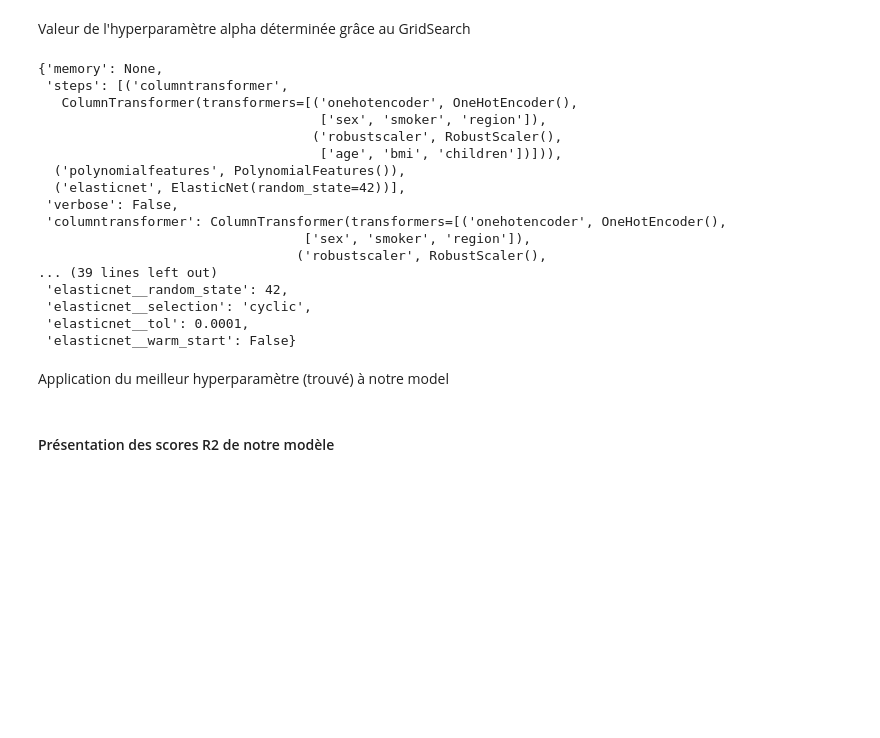
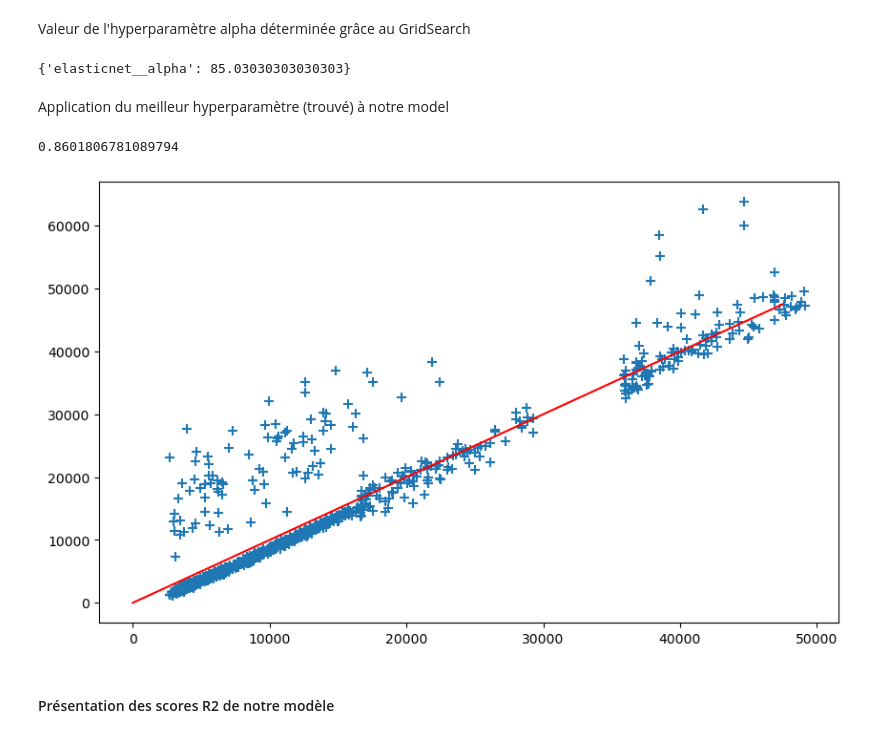
Before and after one commit to EliasMez/assurance, a Jupyter notebook: modelisation_anas.ipynb, the cells around one changed output. Saved outputs shown, nothing was run; the diff lists cells and outputs as text; code cells hidden in the pictures; blank space fills up the shorter version.

Commit message:
probleme regression lineaire

```diff
--- a/modelisation_anas.ipynb
+++ b/modelisation_anas.ipynb
@@ -37,0 +56,14 @@ transformer = make_column_transformer((OneHotEncoder(),['sex','smoker','region']
+# %%
+onehot = OneHotEncoder(drop="if_binary")
+std = StandardScaler()
+num_pipe = make_pipeline(StandardScaler(),)
+onehot_col_std = make_column_transformer(
+    (onehot, ['sex', 'region', 'smoker', 'grade']),
+    (num_pipe, ['age',  'children'])
+    )
+preprocessing_poly_std = make_pipeline(onehot_col_std, PolynomialFeatures())
+lr = LinearRegression()
+# lr_pipe = make_pipeline(preprocessing_poly, lr)
+lr_pipe_std = make_pipeline(preprocessing_poly_std, lr)
+lr_pipe_std.fit(X_train, y_train)
+cross_validate(lr_pipe_std, X_train, y_train, cv=5)['test_score'].mean()
@@ -37,0 +72,8 @@ transformer = make_column_transformer((OneHotEncoder(),['sex','smoker','region']
+# %%
+
+model_lr = make_pipeline(transformer,PolynomialFeatures(2),LinearRegression())
+model_lr.fit(X_train,y_train)
+
+
+cross_val=cross_validate(model_lr, X_train, y_train, cv=5, scoring='r2')
+cross_val['test_score'].mean()
@@ -86,7 +108,7 @@ Nous obtenons une score de 65 , après la cross valdiation, pour notre modele av
 # %% [markdown]
 #### Utilisation d'un RandomizeSearch afin d'avoir un ordre d'idée de l'hyperparamètre d'ElasticNet à modifier pour améliorer notre model
 # %%
-param_search = {'elasticnet__alpha':np.linspace(0,100,1000),'elasticnet__l1_ratio':np.linspace(0,1,500),'polynomialfeatures__degree':[1,2]}
+param_search = {'elasticnet__alpha':np.linspace(0,100,500),'elasticnet__l1_ratio':[1],'polynomialfeatures__degree':[1,2]}
 random_search = RandomizedSearchCV(model, param_distributions=param_search, n_iter=100, cv=5, random_state=42)
 random_search.fit(X_train, y_train)
 print(random_search.best_params_)
@@ -95,9 +117,7 @@ print(random_search.best_params_)
 # %% [markdown]
 #### Utilisation d'un GridSearch afin d'obtenir l'hyperparamètre d'ElasticNet( centré autour de la valeur donnée par le RandomizeSearch) le plus efficient
 # %%
-params = {'elasticnet__alpha':np.linspace(20,30,100)}
-grid=GridSearchCV(random_search.best_estimator_, param_grid=params, scoring='r2')
-# grid_rmse=GridSearchCV(model, param_grid=params)
+params = {'elasticnet__alpha':np.linspace(82,87,100)}
+grid=GridSearchCV(random_search.best_estimator_, param_grid=params, scoring='r2', cv=5)
 grid.fit(X_train, y_train)
-# grid_rmse.fit(X_train, y_train)
 # %% [output]
@@ -120,26 +140,11 @@ GridSearchCV(estimator=Pipeline(steps=[('columntransformer',
              scoring='r2')
 # %% [markdown]
 Valeur de l'hyperparamètre alpha déterminée grâce au GridSearch
-# %%
-model.get_params()
-# %% [output]
-{'memory': None,
- 'steps': [('columntransformer',
-   ColumnTransformer(transformers=[('onehotencoder', OneHotEncoder(),
-                                    ['sex', 'smoker', 'region']),
-                                   ('robustscaler', RobustScaler(),
-                                    ['age', 'bmi', 'children'])])),
-  ('polynomialfeatures', PolynomialFeatures()),
-  ('elasticnet', ElasticNet(random_state=42))],
- 'verbose': False,
- 'columntransformer': ColumnTransformer(transformers=[('onehotencoder', OneHotEncoder(),
-                                  ['sex', 'smoker', 'region']),
-                                 ('robustscaler', RobustScaler(),
-... (39 lines left out)
- 'elasticnet__random_state': 42,
- 'elasticnet__selection': 'cyclic',
- 'elasticnet__tol': 0.0001,
- 'elasticnet__warm_start': False}
+# %%
+grid.best_params_
+# {'elasticnet__alpha': 27.0}
+# %% [output]
+{'elasticnet__alpha': 85.03030303030303}
 # %% [markdown]
 Application du meilleur hyperparamètre (trouvé) à notre model
 # %%
@@ -148,3 +152,16 @@ best_model= grid.best_estimator_
+# %%
+grid.best_score_
+# %% [output]
+0.8601806781089794
+# %%
+best_model.fit(X_train,y_train)
+y_pred = best_model.predict(X_train)
+plt.subplots(figsize=(10, 6))
+plt.scatter(y_pred,y_train,marker="+",s=50)
+plt.plot(np.arange(max(y_test.values)), np.arange(max(y_test.values)), '-', color='r')
+plt.show()
+# %% [output]
+[figure, added]
 # %% [markdown]
 #### Présentation des scores R2 de notre modèle
 # %%
```
Also changed, not shown: parts of 74 cells of this notebook.
